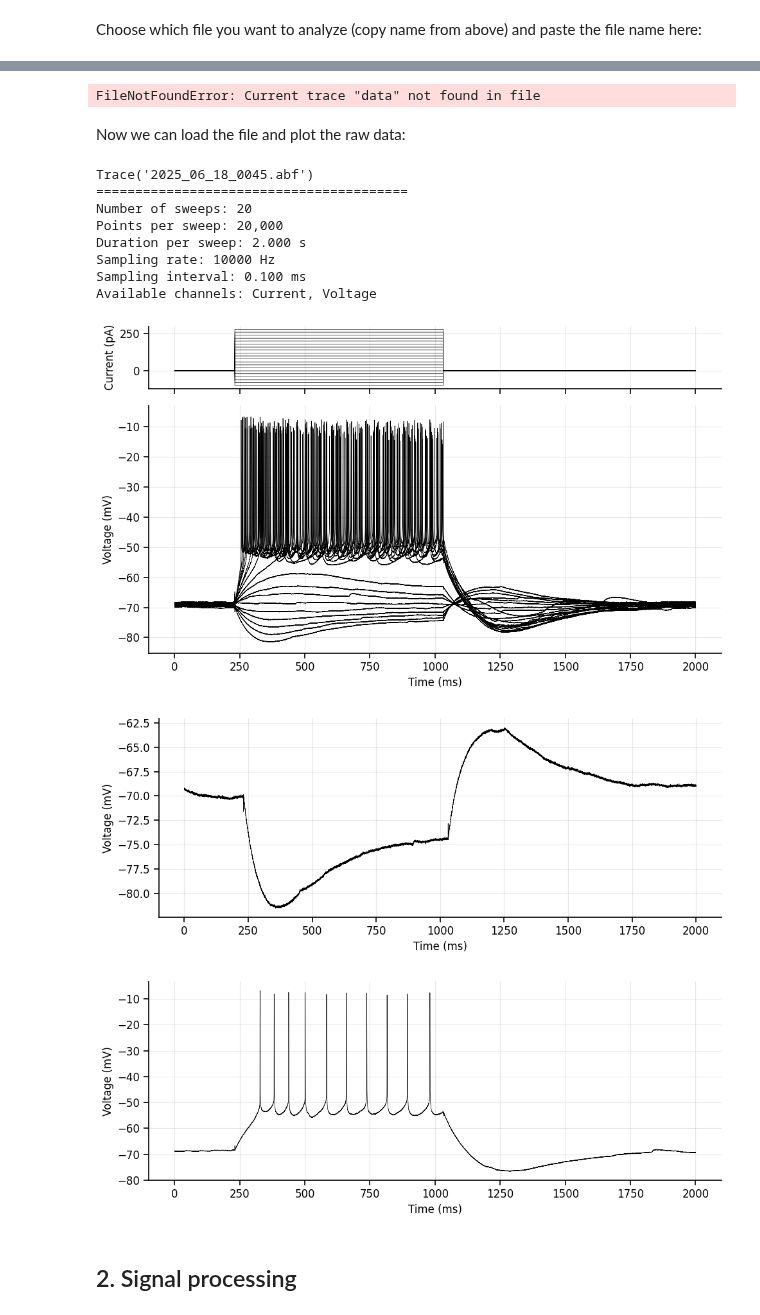
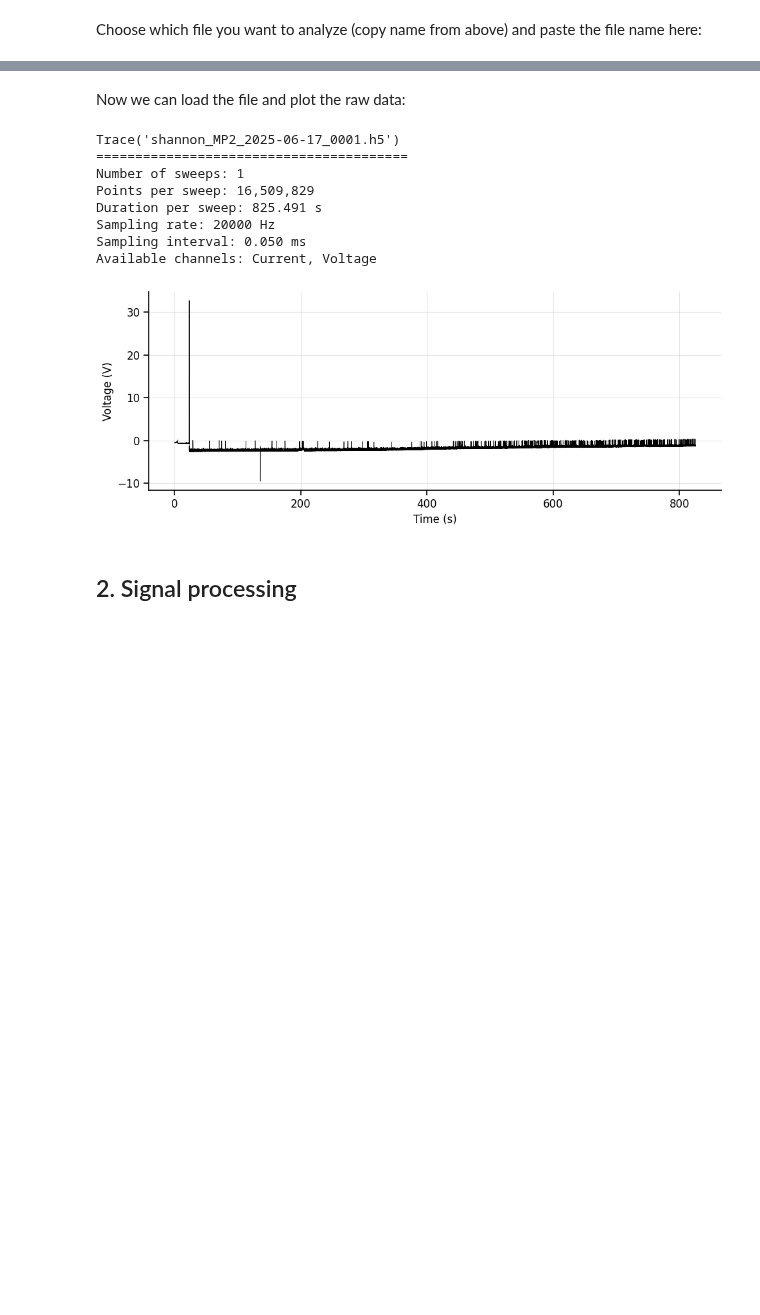
Before and after one commit to argalloni/CSHL_IonChannels2025, a Jupyter notebook: Analysis 21 - In vivo recordings.ipynb, the cells around one changed output, grey strips where cells are left out. Cells and saved outputs as stored; diff of their text form; code cells hidden in the pictures; blank space fills up the shorter version.

```diff
--- a/Analysis 21 - In vivo recordings.ipynb
+++ b/Analysis 21 - In vivo recordings.ipynb
@@ -43,4 +47,5 @@ Files:
 # %% [markdown]
 Choose which file you want to analyze (copy name from above) and paste the file name here:
 # %%
-data_file = 'data/13-In_vivo/MP2_2025-06-17_0001.h5'
+data_file = 'data/13-In_vivo/shannon_MP2_2025-06-17_0001.h5'
+# data_file = 'data/13-In_vivo/eric_mp10_2025-06-18_0001.h5'
@@ -116,48 +52,27 @@ ax.set_ylim(-3000, 400)
-# %%
-traces = Trace.from_h5_file(filename=data_file,
-                            tracename='data',
-                            scaling=1,
-                            sampling=2e-5,
-                            unit ='pA',
-                            ttl_tracename=None,
-                            voltage_tracename=None,
-                            concatenate_sweeps=True)
-# %% [output]
-FileNotFoundError: Current trace "data" not found in file
 # %% [markdown]
 Now we can load the file and plot the raw data:
 # %%
-traces = Trace.from_axon_file(filename=data_file,
-                              load_voltage=True,
-                              load_ttl=False,
-                              units=['pA', 'mV'])
+# Load with custom scaling and separate sweeps
+traces = Trace.from_wavesurfer_h5_file(data_file,
+                                    current_scaling=1e-9,  # Convert to nA
+                                    voltage_scaling=1e-3,   # Convert to mV
+                                    concatenate_sweeps=False)
 print(traces)
 
-traces.current_data, traces.voltage_data = traces.voltage_data, traces.current_data
-traces.voltage_data = traces.voltage_data / 20
-
-time_units = 'ms' # specify seconds (s), or milliseconds (ms)
+time_units = 's' # specify seconds (s), or milliseconds (ms)
 
 # ----------------------------------------------------------------------------------------------------------------
-ax = traces.plot(plot_voltage=True, time_units=time_units, sweep='all', height_ratios=[1,4])
+ax = traces.plot(plot_voltage=True, plot_current=False, time_units=time_units, sweep='all')
 plt.show()
-
-ax = traces.plot(plot_voltage=True, plot_current=False, time_units=time_units, sweep=0)
-plt.show()
-
-ax = traces.plot(plot_voltage=True, plot_current=False, time_units=time_units, sweep=traces.num_sweeps//2)
-plt.show()
 # %% [output]
-Trace('2025_06_18_0045.abf')
+Trace('shannon_MP2_2025-06-17_0001.h5')
 ========================================
-Number of sweeps: 20
-Points per sweep: 20,000
-Duration per sweep: 2.000 s
-Sampling rate: 10000 Hz
-Sampling interval: 0.100 ms
+Number of sweeps: 1
+Points per sweep: 16,509,829
+Duration per sweep: 825.491 s
+Sampling rate: 20000 Hz
+Sampling interval: 0.050 ms
 Available channels: Current, Voltage
-[figure, old version]
+[figure, new version]
-[figure, removed]
-[figure, removed]
 # %% [markdown]
 ## 2. Signal processing
```
Also changed, not shown: parts of 23 cells of this notebook, 6 other files.
